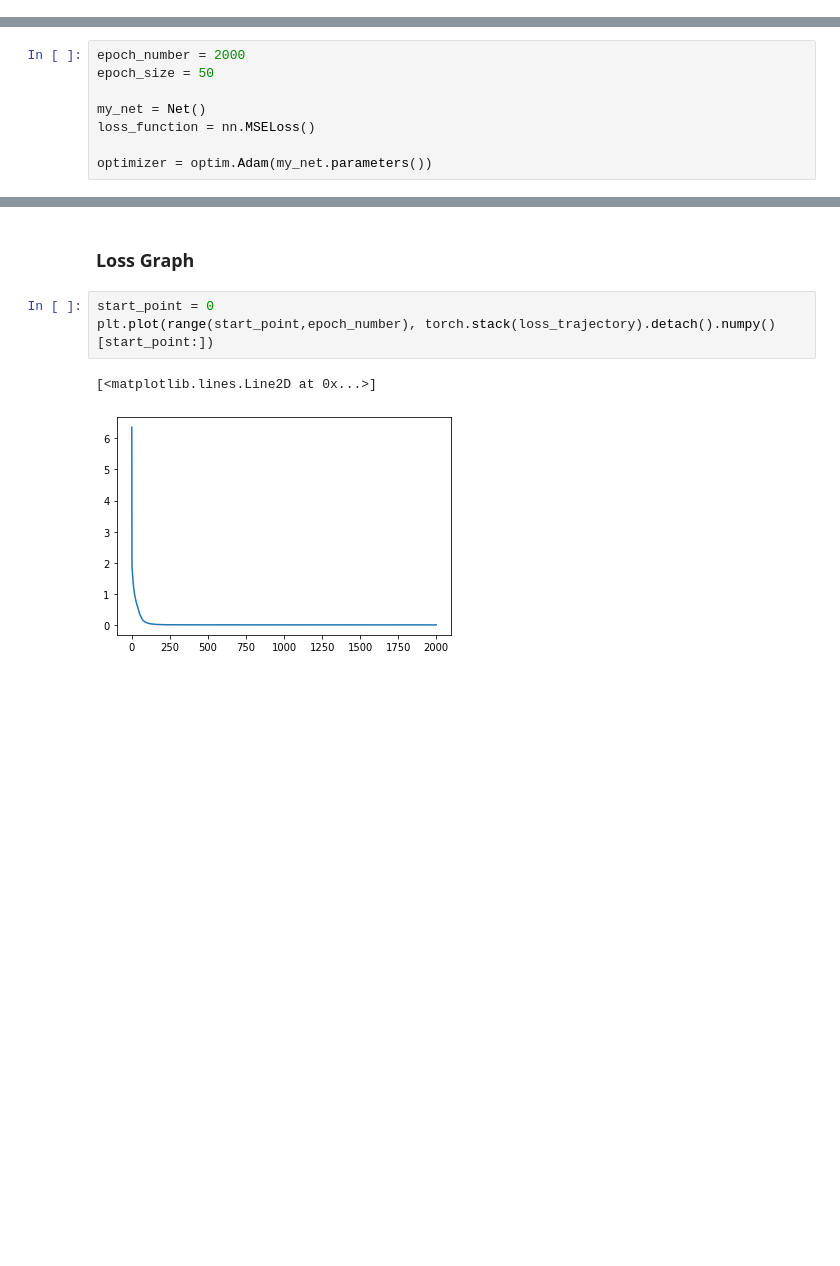
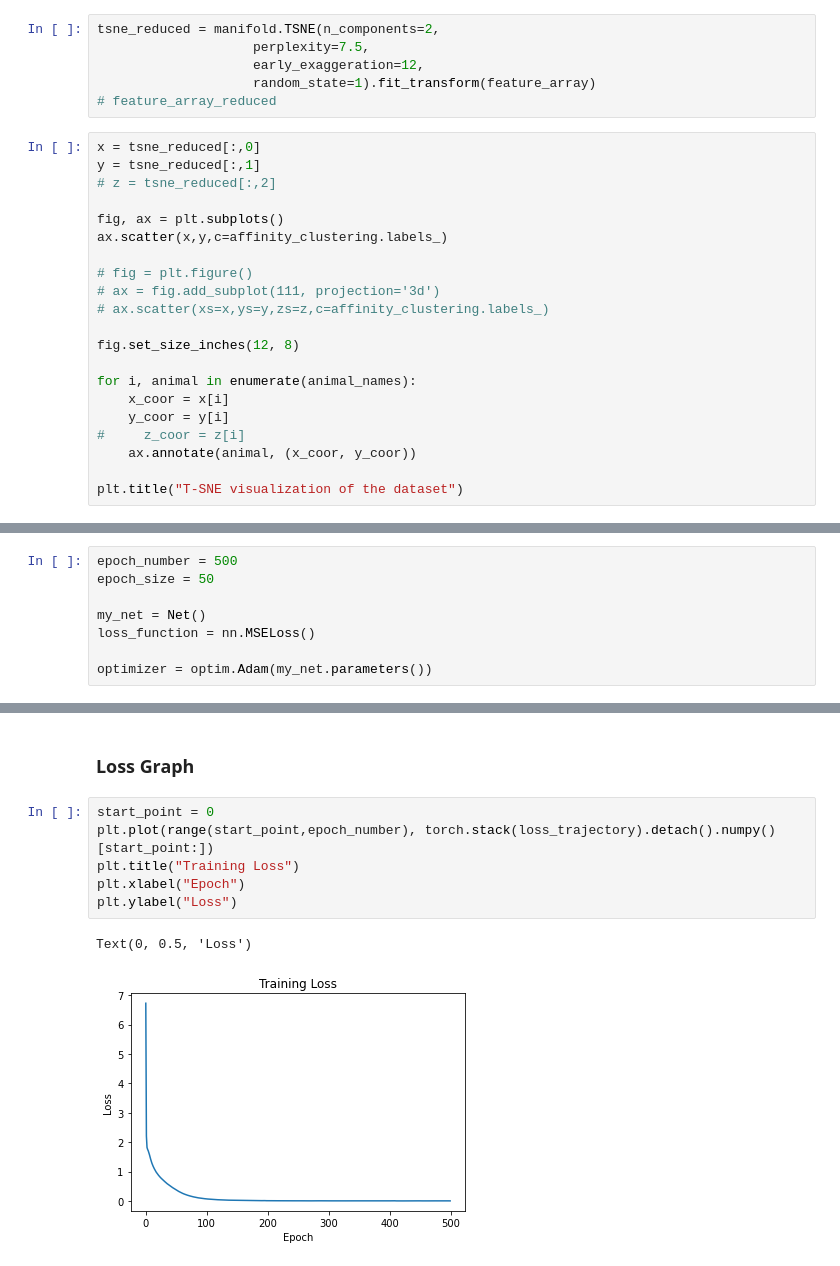
Before and after one commit to aribeller/psych209_finalproject, a Jupyter notebook: scratchpad.ipynb, the cells around one changed output, grey strips where cells are left out. Cells and saved outputs as stored; diff of their text form; blank space fills up the shorter version.

```diff
--- a/scratchpad.ipynb
+++ b/scratchpad.ipynb
@@ -54,0 +169,27 @@ data_array_torch = torch.tensor(data_array)
+# %%
+tsne_reduced = manifold.TSNE(n_components=2,
+                    perplexity=7.5,
+                    early_exaggeration=12,
+                    random_state=1).fit_transform(feature_array)
+# feature_array_reduced
+# %%
+x = tsne_reduced[:,0]
+y = tsne_reduced[:,1]
+# z = tsne_reduced[:,2]
+
+fig, ax = plt.subplots()
+ax.scatter(x,y,c=affinity_clustering.labels_)
+
+# fig = plt.figure()
+# ax = fig.add_subplot(111, projection='3d')
+# ax.scatter(xs=x,ys=y,zs=z,c=affinity_clustering.labels_)
+
+fig.set_size_inches(12, 8)
+
+for i, animal in enumerate(animal_names):
+    x_coor = x[i]
+    y_coor = y[i]
+#     z_coor = z[i]
+    ax.annotate(animal, (x_coor, y_coor))
+
+plt.title("T-SNE visualization of the dataset")
@@ -94,7 +238,7 @@ class Net(nn.Module):
 # %% [markdown]
 ### Training Setup
 # %%
-epoch_number = 2000
+epoch_number = 500
 epoch_size = 50
 
 my_net = Net()
@@ -155,6 +298,9 @@ Loss: tensor(0.0018, dtype=torch.float64, grad_fn=<SumBackward1>)
 # %%
 start_point = 0
 plt.plot(range(start_point,epoch_number), torch.stack(loss_trajectory).detach().numpy()[start_point:])
+plt.title("Training Loss")
+plt.xlabel("Epoch")
+plt.ylabel("Loss")
 # %% [output]
-[<matplotlib.lines.Line2D at 0x...>]
+Text(0, 0.5, 'Loss')
-[figure, old version]
+[figure, new version]
```
Also changed, not shown: parts of 39 cells of this notebook, 4 other files.
